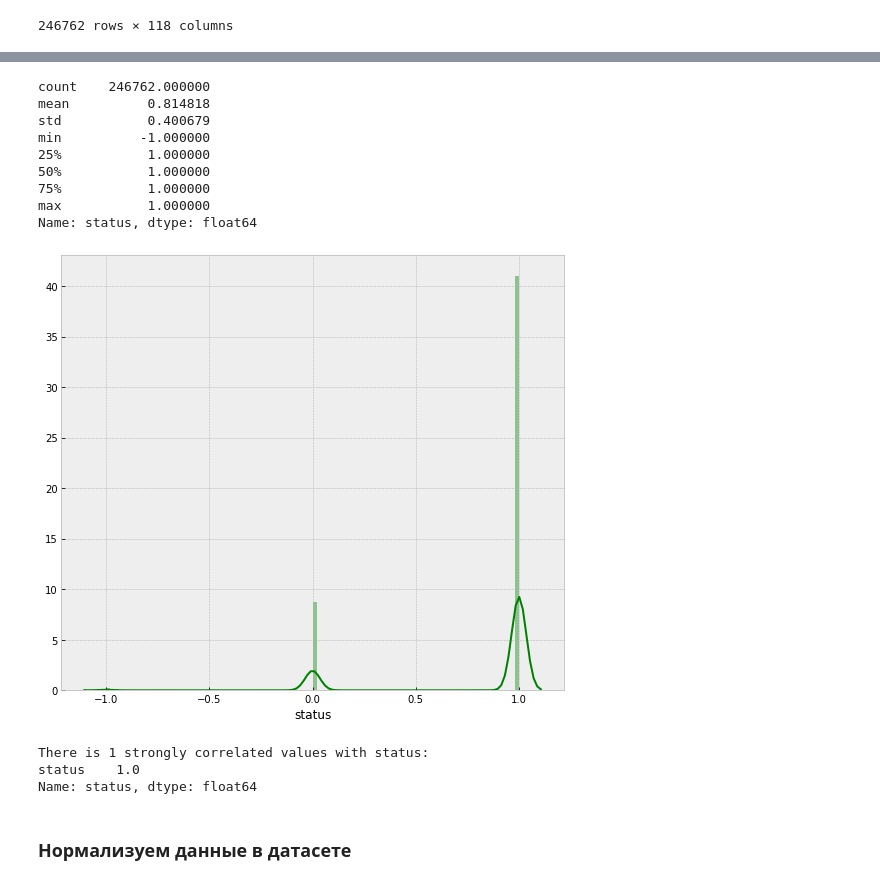
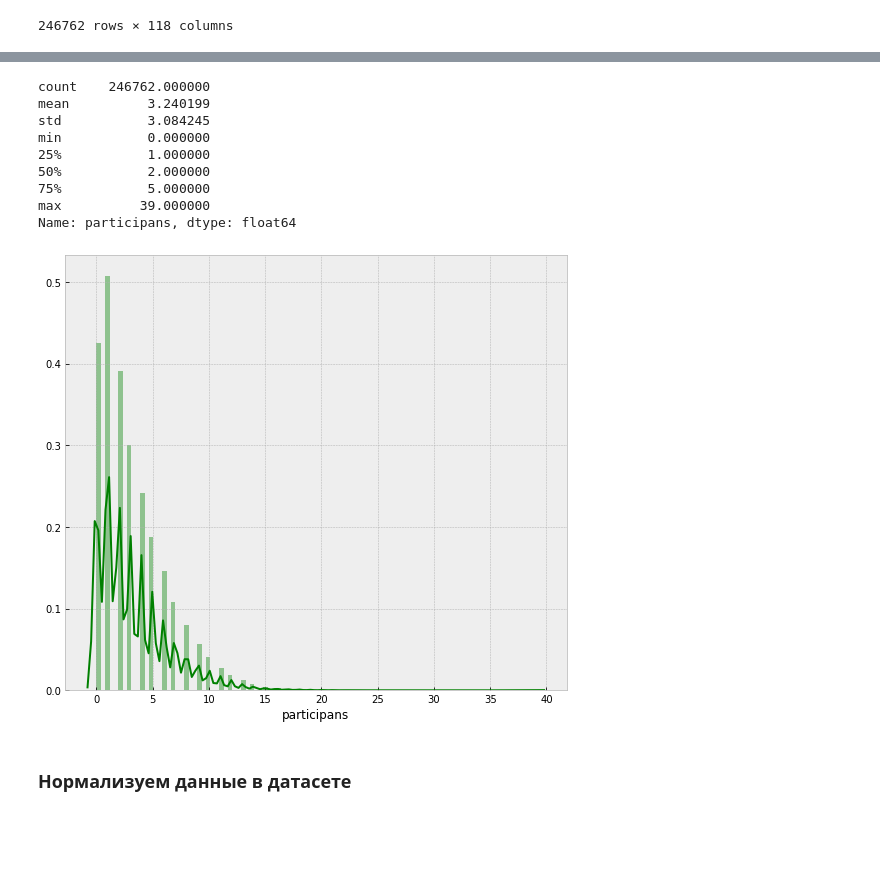
Before and after one commit to progressionnetwork/tenderhack_22, a Jupyter notebook: ds_works.ipynb, the cells around one changed output, grey strips where cells are left out. Drawn from its saved outputs; the diff is of its cells as text; code cells hidden in the pictures; blank space fills up the shorter version.

```diff
--- a/ds_works.ipynb
+++ b/ds_works.ipynb
@@ -240,5 +240,5 @@ for ind in s[s].index:
     new_df.loc[:,ind] = new_df.loc[:,ind].astype(str)
 
 
-new_df = new_df.iloc[:,~new_df.columns.duplicated()]
-new_df
+# new_df = new_df.iloc[:,~new_df.columns.duplicated()]
+# new_df
@@ -259,27 +245,18 @@ new_df
 # %%
-print(new_df['status'].describe())
+print(new_df['participans'].describe())
 plt.figure(figsize=(9, 8))
-sns.distplot(new_df['status'], color='g', bins=100, hist_kws={'alpha': 0.4});
+sns.distplot(new_df['participans'], color='g', bins=100, hist_kws={'alpha': 0.4});
 # %% [output]
 count    246762.000000
-mean          0.814818
-std           0.400679
-min          -1.000000
+mean          3.240199
+std           3.084245
+min           0.000000
 25%           1.000000
-50%           1.000000
-75%           1.000000
-max           1.000000
-Name: status, dtype: float64
+50%           2.000000
+75%           5.000000
+max          39.000000
+Name: participans, dtype: float64
-[figure, old version]
+[figure, new version]
-# %%
-df_num = new_df.select_dtypes(include = ['float64', 'int64'])
-df_num_corr = df_num.corr()['status'][:-1]
-golden_features_list = df_num_corr[abs(df_num_corr) > 0.5].sort_values(ascending=False)
-print("There is {} strongly correlated values with status:\n{}".format(len(golden_features_list), golden_features_list))
-# %% [output]
-There is 1 strongly correlated values with status:
-status    1.0
-Name: status, dtype: float64
 # %% [markdown]
 ### Нормализуем данные в датасете
 # %%
```
Also changed, not shown: parts of 14 cells of this notebook.
